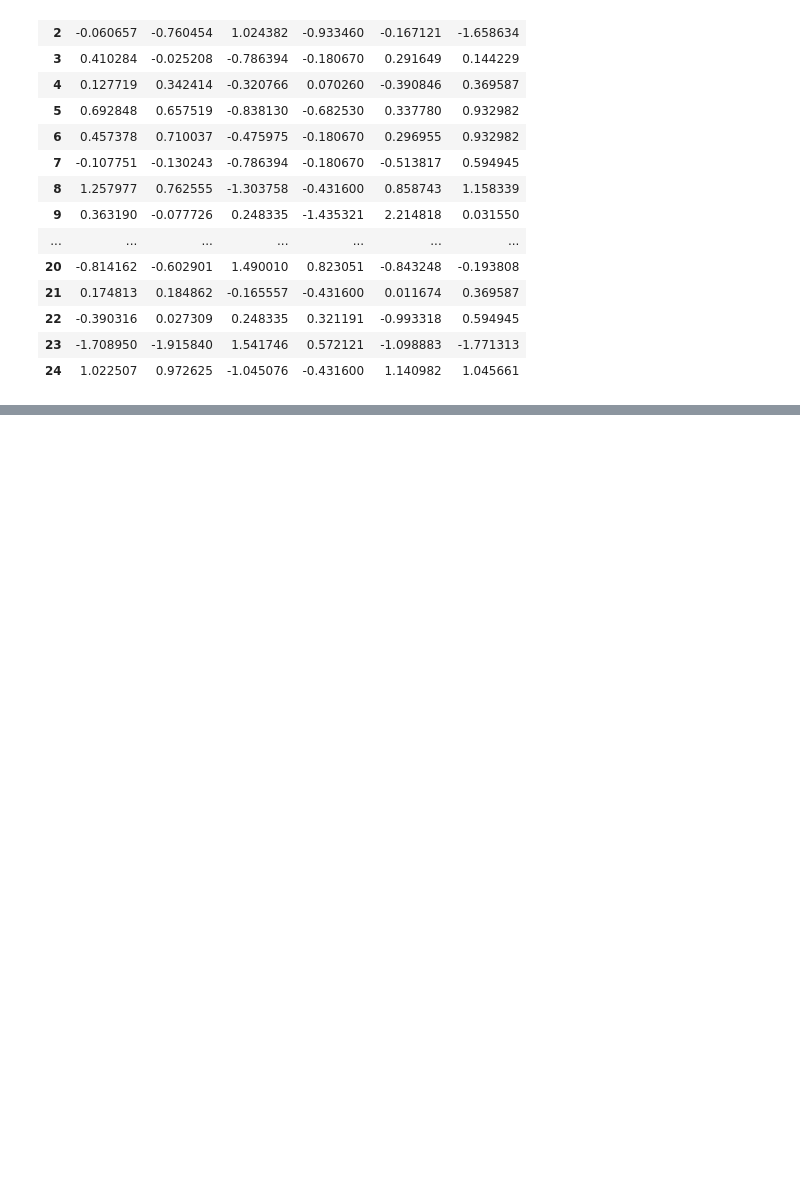
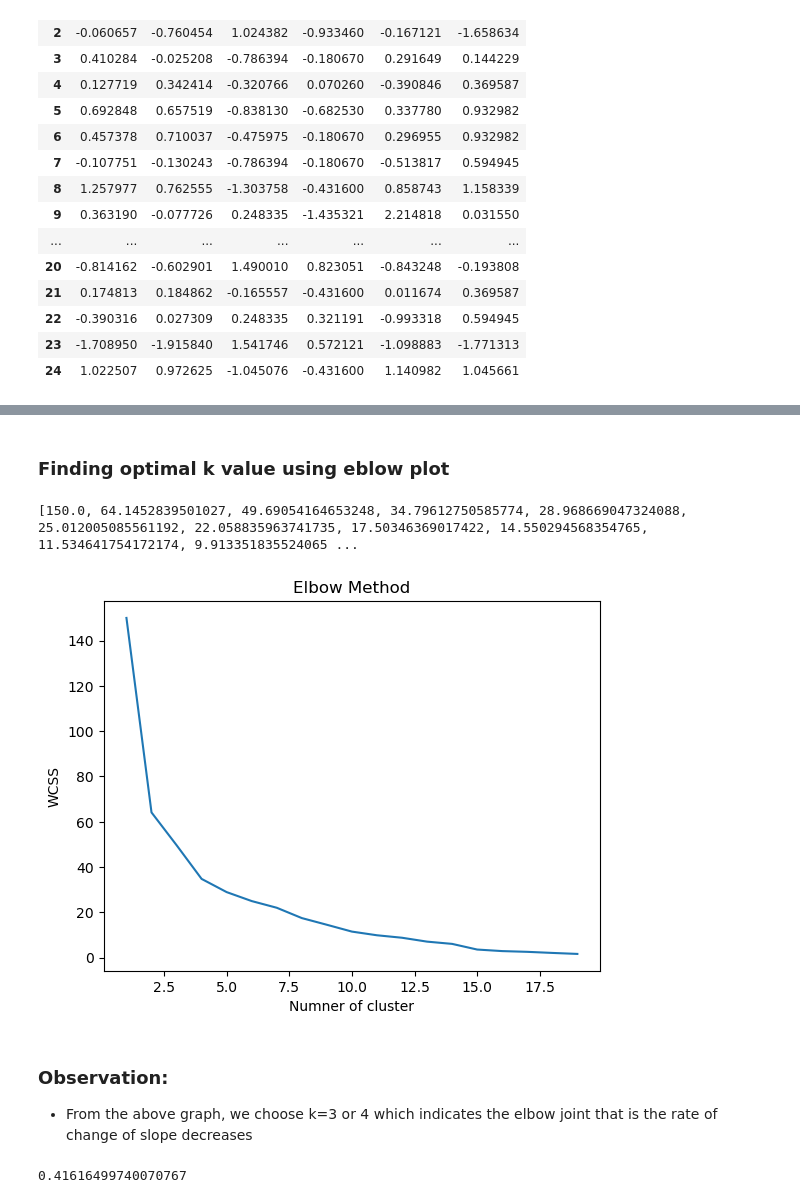
Before and after one commit to manoj-026/manoj-01, a Jupyter notebook: K-Means Clustering.ipynb, the cells around one changed output, grey strips where cells are left out. Drawn from its saved outputs; the diff is of its cells as text; code cells hidden in the pictures; blank space fills up the shorter version.

```diff
--- a/K-Means Clustering.ipynb
+++ b/K-Means Clustering.ipynb
@@ -64,4 +64,4 @@ Univ1
 | 23 | 1085 | 40 | 69 | 15 | 11857 | 71 |
 | 24 | 1375 | 95 | 19 | 11 | 43514 | 96 |
 # %%
-Univ1.columns
+cols = Univ1.columns
@@ -92,3 +89,8 @@ scaled_Univ_df
 | 22 | -0.390316 | 0.027309 | 0.248335 | 0.321191 | -0.993318 | 0.594945 |
 | 23 | -1.708950 | -1.915840 | 1.541746 | 0.572121 | -1.098883 | -1.771313 |
 | 24 | 1.022507 | 0.972625 | -1.045076 | -0.431600 | 1.140982 | 1.045661 |
+# %%
+# Build 3 clusters using KMeans Cluster algorithm
+from sklearn.cluster import KMeans
+clusters_new = KMeans(3, random_state=0) # Specify 3 cluster
+clusters_new.fit(scaled_Univ_df)
@@ -94,0 +173,30 @@ scaled_Univ_df
+# %% [markdown]
+### Finding optimal k value using eblow plot
+# %%
+wcss = []
+for i in range(1, 20):
+
+    kmeans = KMeans(n_clusters=i,random_state=0 )
+    kmeans.fit(scaled_Univ_df)
+    #kmeans.fit(Univ1)
+    wcss.append(kmeans.inertia_)
+print(wcss)
+plt.plot(range(1, 20), wcss)
+plt.title('Elbow Method')
+plt.xlabel('Numner of cluster')
+plt.ylabel('WCSS')
+plt.show()
+# %% [output]
+[150.0, 64.1452839501027, 49.69054164653248, 34.79612750585774, 28.968669047324088, 25.012005085561192, 22.058835963741735, 17.50346369017422, 14.550294568354765, 11.534641754172174, 9.913351835524065 ...
+[figure, added]
+# %% [markdown]
+### Observation:
+- From the above graph, we choose k=3 or 4 which indicates the elbow joint that is the rate of change of slope decreases
+# %%
+# Quality of clusters is expressed in terms of silhoutte score
+
+from sklearn.metrics import silhouette_score
+score =silhouette_score(scaled_Univ_df, clusters_new.labels_ , metric='euclidean')
+score
+# %% [output]
+0.41616499740070767
```
Also changed, not shown: parts of 11 cells of this notebook.
